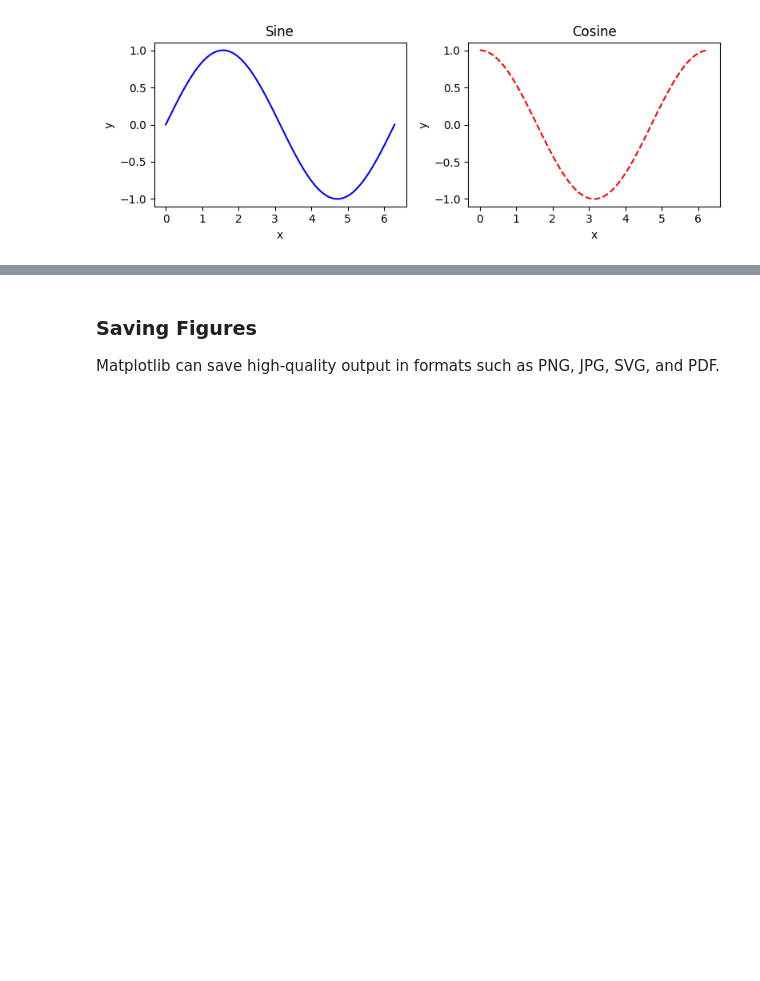
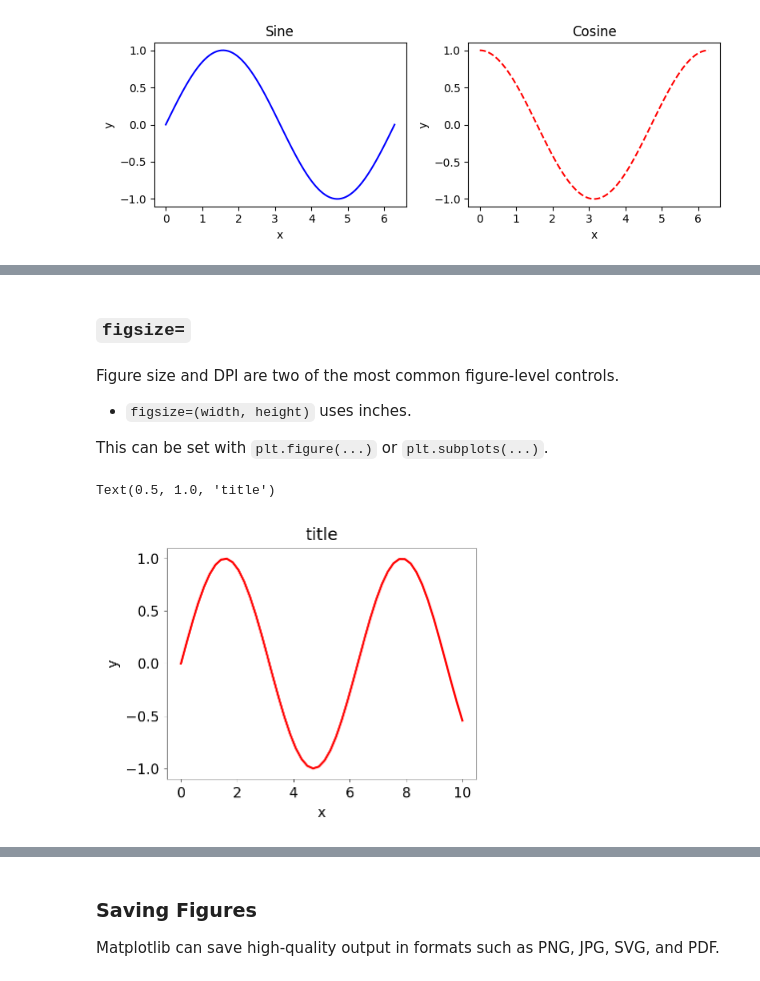
Before and after one commit to tychen742/dsm, a Jupyter notebook: chapters/06-matplotlib/0602-figures-axes.ipynb, the cells around one changed output, grey strips where cells are left out. Cells and saved outputs as stored; diff of their text form; code cells hidden in the pictures; blank space fills up the shorter version.

```diff
--- a/chapters/06-matplotlib/0602-figures-axes.ipynb
+++ b/chapters/06-matplotlib/0602-figures-axes.ipynb
@@ -192,0 +277,22 @@ plt.show()
+# %% [markdown]
+### `figsize=`
+# %% [markdown]
+Figure size and DPI are two of the most common figure-level controls.
+
+- `figsize=(width, height)` uses inches.
+
+This can be set with `plt.figure(...)` or `plt.subplots(...)`.
+# %%
+x = np.linspace(0, 10, 50)              ### start, stop, number of points
+y = np.sin(x)
+
+fig, axes = plt.subplots(figsize=(4,3))
+
+### peripherals for the axes object
+axes.plot(x, y, 'r')
+axes.set_xlabel('x')
+axes.set_ylabel('y')
+axes.set_title('title')
+# %% [output]
+Text(0.5, 1.0, 'title')
+[figure, added]
```
Also changed, not shown: parts of 16 cells of this notebook, 6 other files.
